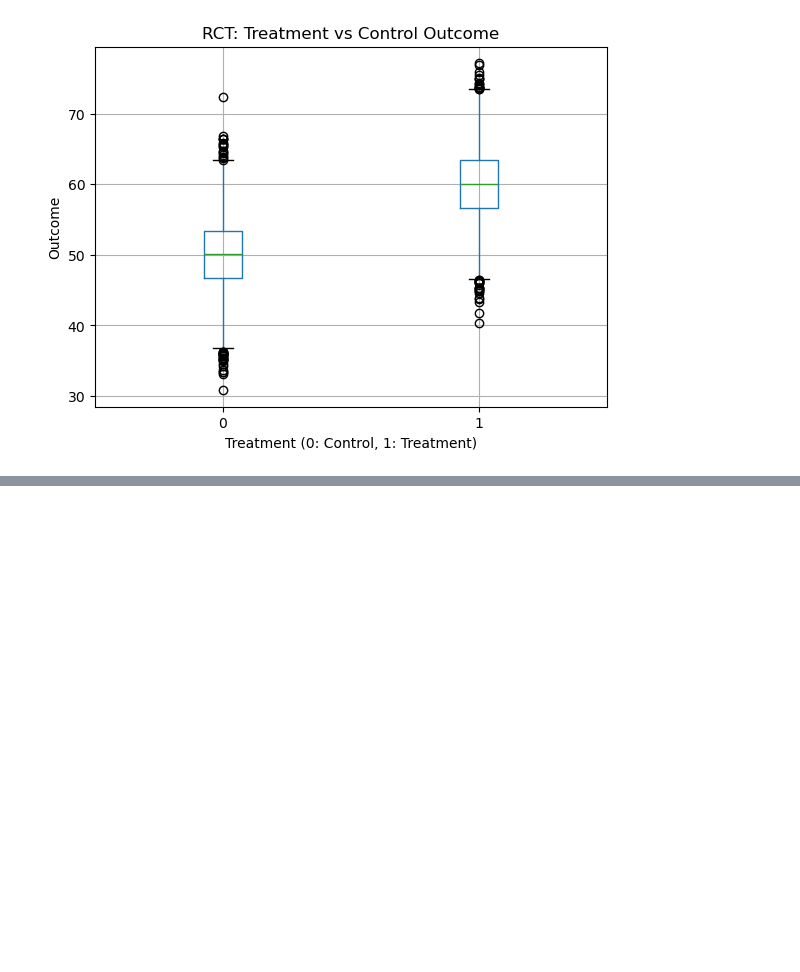
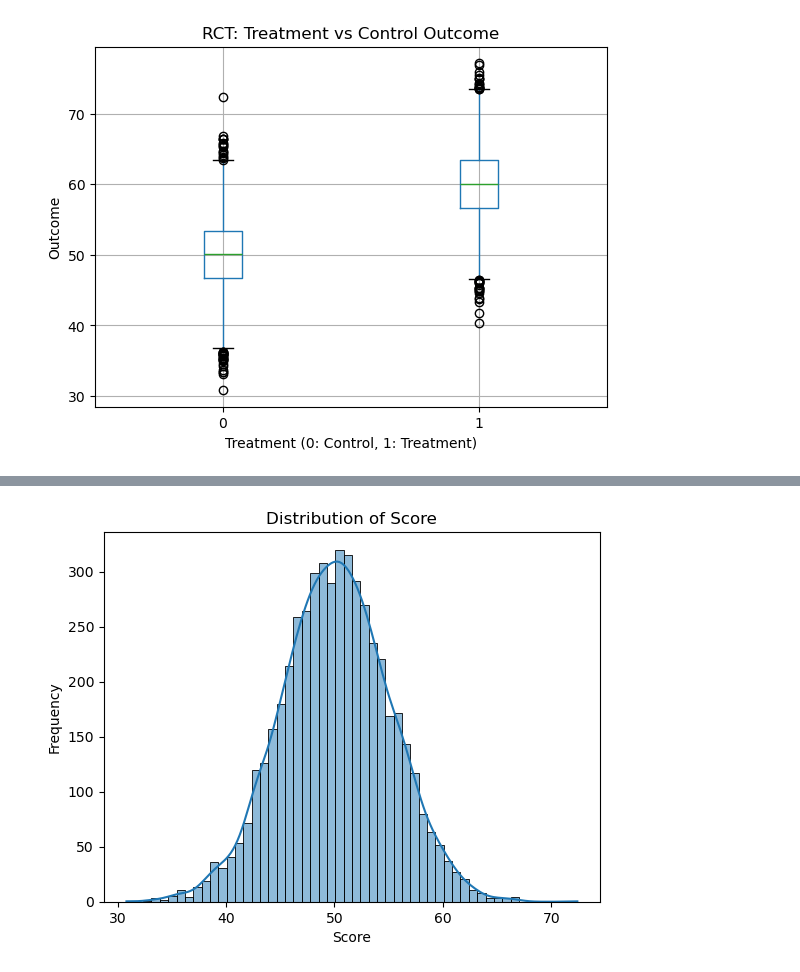
Before and after one commit to Naokiakazawa/causal_notebooks, a Jupyter notebook: 03_rct.ipynb, the cells around one changed output, grey strips where cells are left out. Saved outputs shown, nothing was run; the diff lists cells and outputs as text; code cells hidden in the pictures; blank space fills up the shorter version.

```diff
--- a/03_rct.ipynb
+++ b/03_rct.ipynb
@@ -88,0 +99,8 @@ plt.show()
+# %%
+sns.histplot(group0, kde=True)
+plt.title("Distribution of Score")
+plt.xlabel("Score")
+plt.ylabel("Frequency")
+plt.show()
+# %% [output]
+[figure, added]
```
Also changed, not shown: parts of 3 cells of this notebook, 2 other files.
